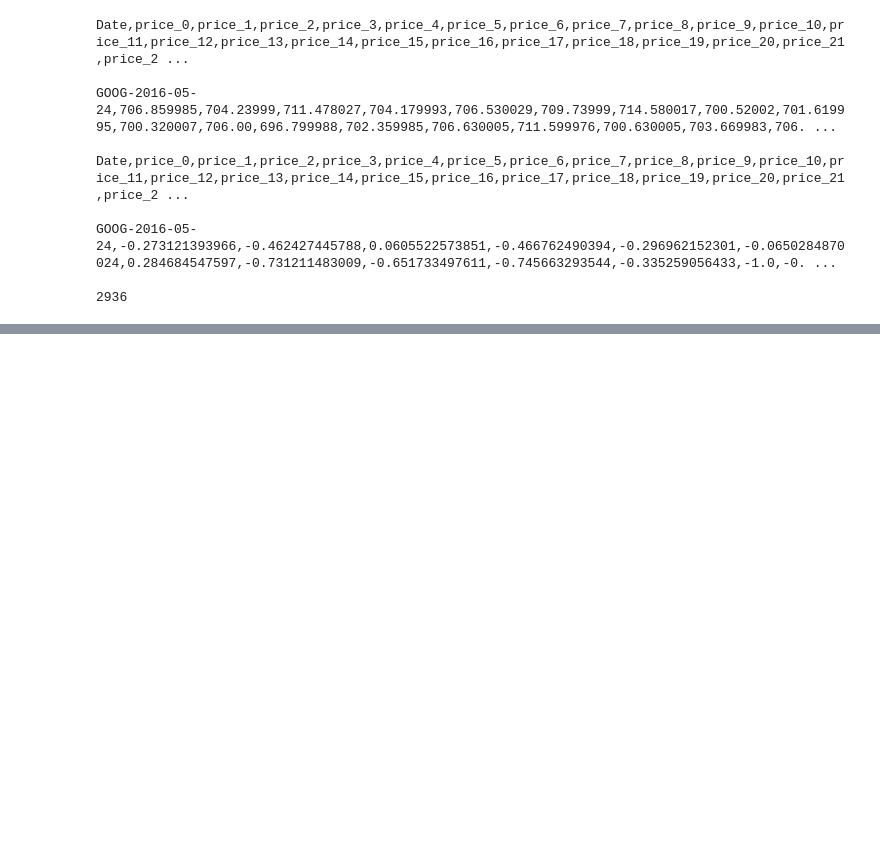
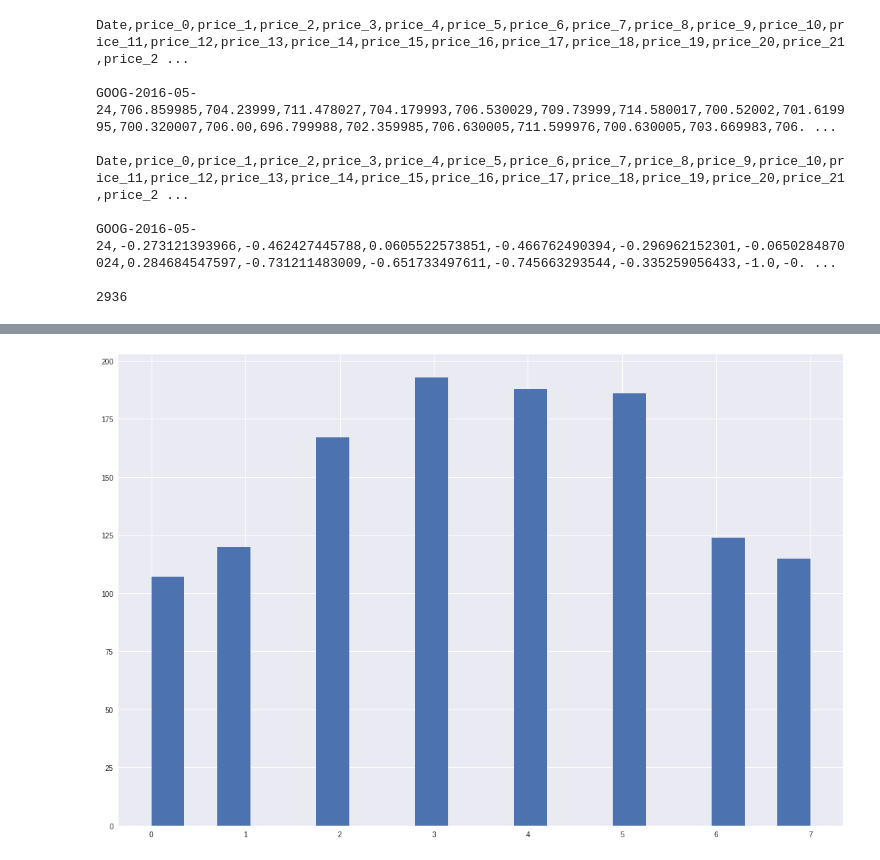
Before and after one commit to ccehshmily/learnDL, a Jupyter notebook: tfs_data_preprocess.ipynb, the cells around one changed output, grey strips where cells are left out. Cells and saved outputs as stored; diff of their text form; code cells hidden in the pictures; blank space fills up the shorter version.

```diff
--- a/tfs_data_preprocess.ipynb
+++ b/tfs_data_preprocess.ipynb
@@ -137,9 +144,8 @@ tf.logging.set_verbosity(tf.logging.ERROR)
 pd.options.display.max_rows = 10
 pd.options.display.float_format = '{:.4f}'.format
 
-google_data = pd.read_csv("/tmp/normalized_data_GOOG.csv", sep=",")
-display.display(google_data.describe())
-google_data.head(10)
+normalized_google_data = pd.read_csv("/tmp/normalized_data_GOOG.csv", sep=",")
+display.display(normalized_google_data.describe())
 # %% [output]
 |  | price_0 | price_1 | price_2 | price_3 | price_4 | price_5 | price_6 | price_7 | price_8 | price_9 | ... | ... |
 | count | 2937.0000 | 2937.0000 | 2937.0000 | 2937.0000 | 2937.0000 | 2937.0000 | 2937.0000 | 2937.0000 | 2937.0000 | 2937.0000 | ... | ... |
@@ -165,0 +160,4 @@ google_data.head(10)
+# %%
+google_data = normalized_google_data.head(1500)
+google_data = google_data.reindex(np.random.permutation(google_data.index))
+google_data.head()
@@ -165,0 +172,11 @@ google_data.head(10)
+# %%
+def parse_labels_and_features(dataset, price_lookback, volume_lookback, change_lookback):
+  labels = dataset["change_" + str(change_lookback)].apply(lambda x: int(max(1, math.ceil((x+1)*4))-1)).apply(np.int64)
+
+  # DataFrame.loc index ranges are inclusive at both ends.
+  features = dataset.loc[:,"price_0":"change_" + str(change_lookback-1)]
+
+  return labels, features
+# %%
+training_targets, training_examples = parse_labels_and_features(google_data[:1200], price_lookback, volume_lookback, change_lookback)
+training_examples.describe()
@@ -165,0 +208,4 @@ google_data.head(10)
+# %%
+_ = training_targets.hist(bins=20, figsize=(18, 12), xlabelsize=10)
+# %% [output]
+[figure, added]
```
Also changed, not shown: parts of 13 cells of this notebook.
